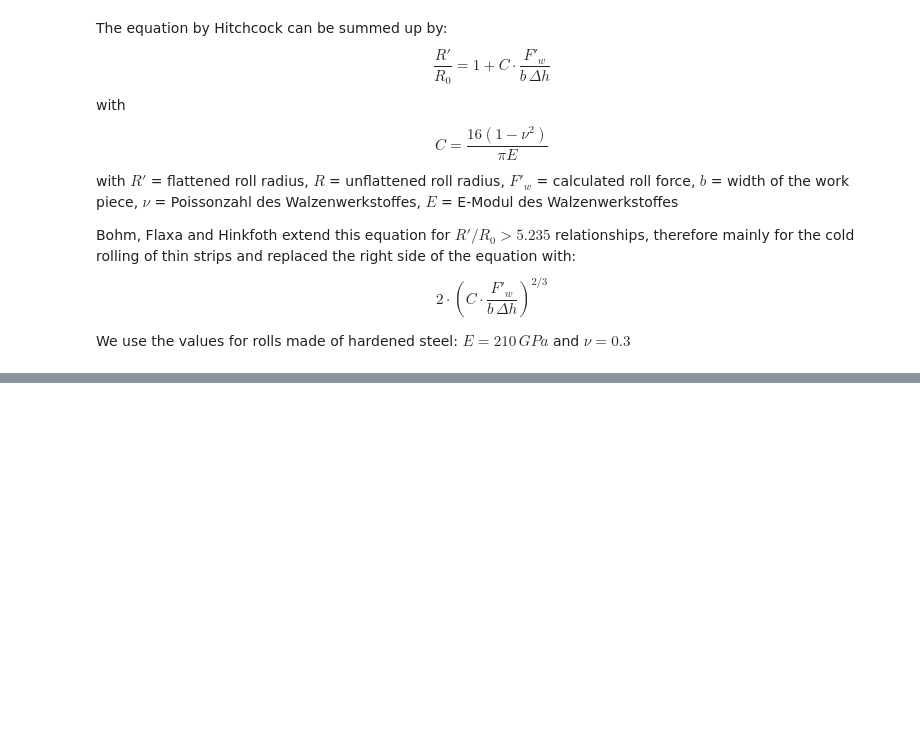
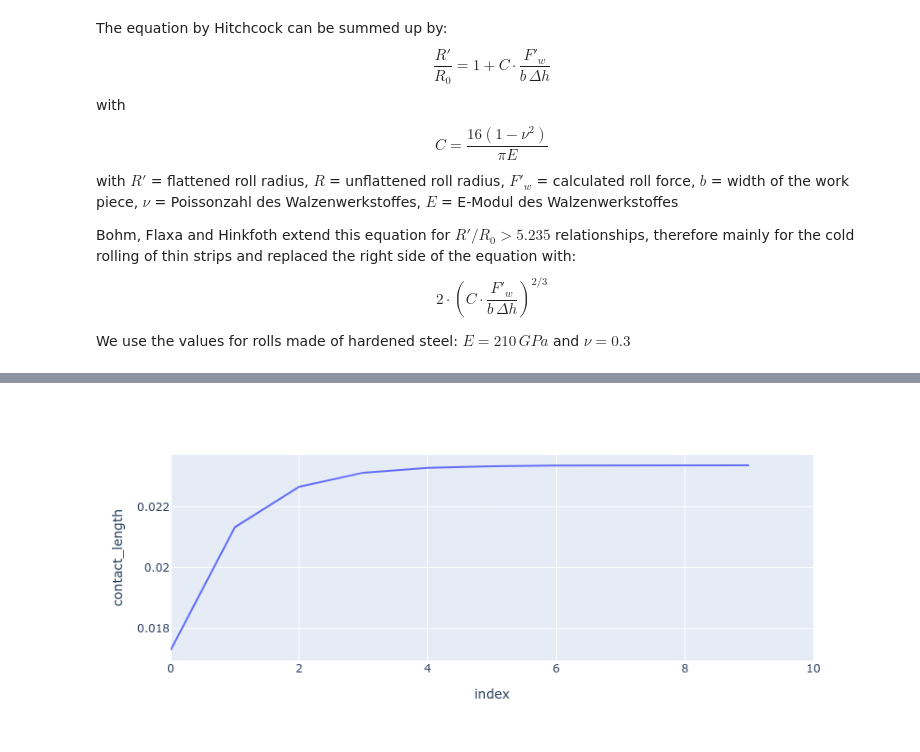
Before and after one commit to Institute-of-Metal-Forming/notebooks-ilsenburg, a Jupyter notebook: roll-flattening/roll_flattening_hitchcock.ipynb, the cells around one changed output, grey strips where cells are left out. Saved outputs shown, nothing was run; the diff lists cells and outputs as text; code cells hidden in the pictures; blank space fills up the shorter version.

```diff
--- a/roll-flattening/roll_flattening_hitchcock.ipynb
+++ b/roll-flattening/roll_flattening_hitchcock.ipynb
@@ -121,0 +168,4 @@ print(f"Finished calculating after {i} iterations.")
+# %%
+px.line(df, y="contact_length")
+# %% [output]
+[figure, added]
```
Also changed, not shown: parts of 30 cells of this notebook, 15 other files.
